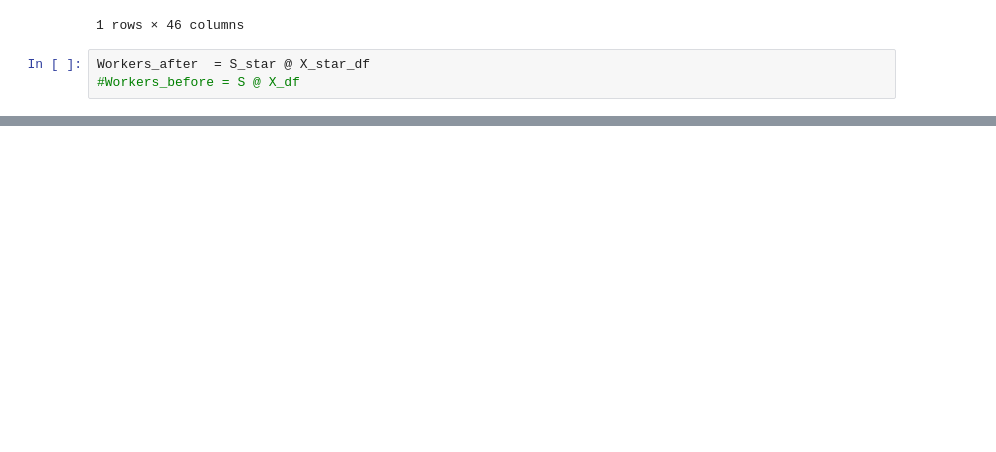
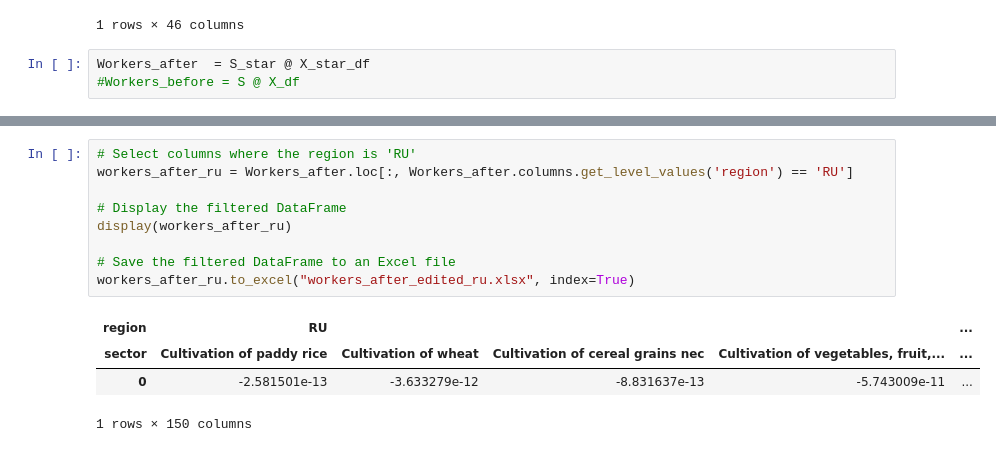
Before and after one commit to MathiasAlten/Input-Output, a Jupyter notebook: code/X_star.ipynb, the cells around one changed output, grey strips where cells are left out. Cells and saved outputs as stored; diff of their text form; blank space fills up the shorter version.

```diff
--- a/code/X_star.ipynb
+++ b/code/X_star.ipynb
@@ -533 +539,15 @@ display(Workers_after)
 1 rows × 6501 columns
+# %%
+# Select columns where the region is 'RU'
+workers_after_ru = Workers_after.loc[:, Workers_after.columns.get_level_values('region') == 'RU']
+
+# Display the filtered DataFrame
+display(workers_after_ru)
+
+# Save the filtered DataFrame to an Excel file
+workers_after_ru.to_excel("workers_after_edited_ru.xlsx", index=True)
+# %% [output]
+| region | RU |  |  |  | ... |
+| sector | Cultivation of paddy rice | Cultivation of wheat | Cultivation of cereal grains nec | Cultivation of vegetables, fruit,... | ... |
+| 0 | -2.581501e-13 | -3.633279e-12 | -8.831637e-13 | -5.743009e-11 | ... |
+1 rows × 150 columns
```
Also changed, not shown: parts of 5 cells of this notebook.
